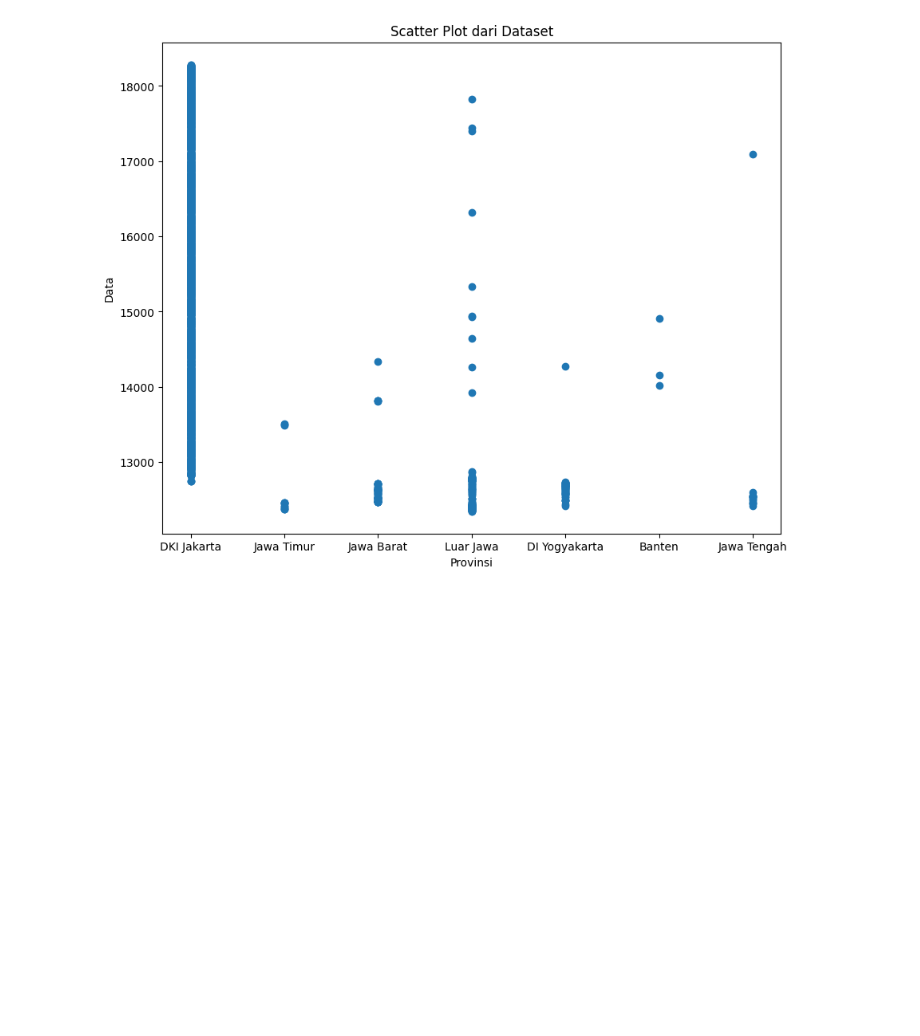
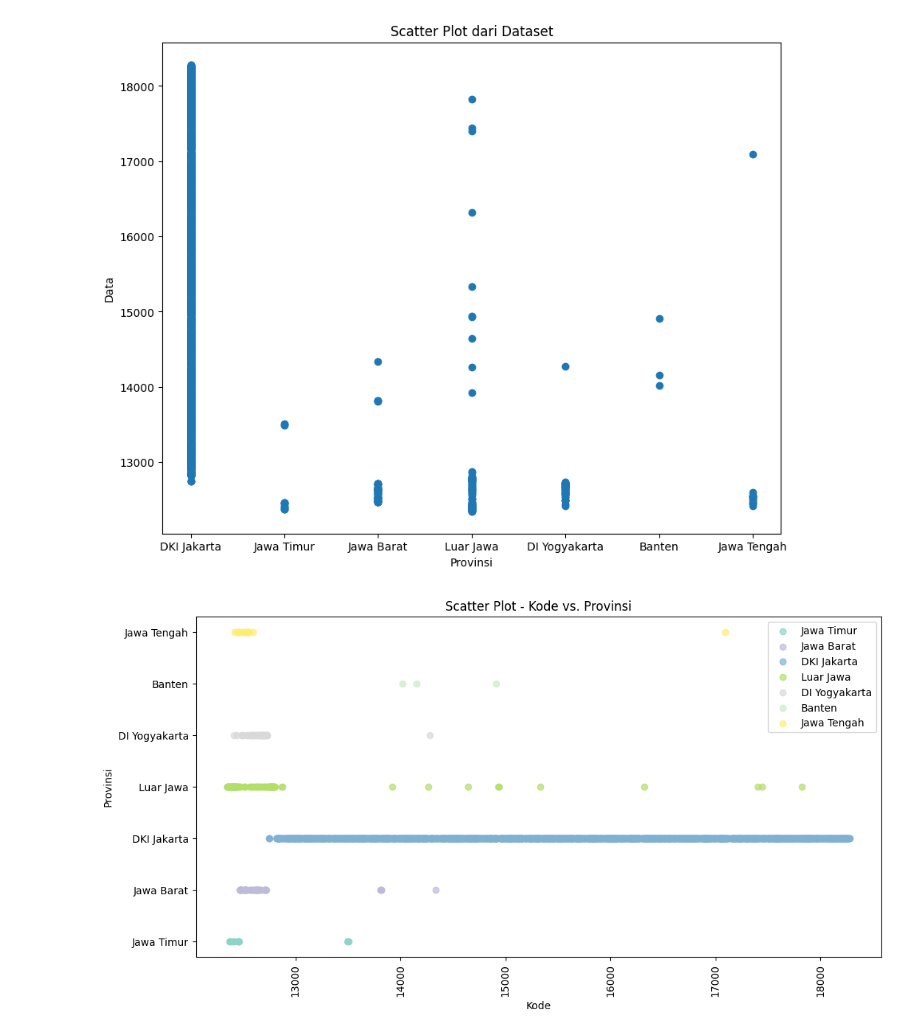
Before and after one commit to a22000025/UAS_Visualisasi, a Jupyter notebook: Data_Pelanggan.ipynb, the cells around one changed output. Saved outputs shown, nothing was run; the diff lists cells and outputs as text; code cells hidden in the pictures; blank space fills up the shorter version.

```diff
--- a/Data_Pelanggan.ipynb
+++ b/Data_Pelanggan.ipynb
@@ -38,0 +43,28 @@ plt.show()
+# %%
+data = pd.read_csv('/content/profile_pelanggan.csv')
+
+data_kode = data['kode']
+data_prov = data['provinsi']
+
+unique_provinces = data_prov.unique()
+num_provinces = len(unique_provinces)
+colors = plt.cm.get_cmap('Set3', num_provinces)
+color_mapping = {province: colors(i) for i, province in enumerate(unique_provinces)}
+
+fig, ax = plt.subplots(figsize=(12, 6))
+
+for province in unique_provinces:
+    province_data = data[data['provinsi'] == province]
+    ax.scatter(province_data['kode'], province_data['provinsi'], color=color_mapping[province], alpha=0.7, label=province)
+
+ax.set_title('Scatter Plot - Kode vs. Provinsi')
+ax.set_xlabel('Kode')
+ax.set_ylabel('Provinsi')
+
+ax.tick_params(axis='x', rotation=90)
+
+ax.legend()
+
+plt.show()
+# %% [output]
+[figure, added]
```
Also changed, not shown: parts of 3 cells of this notebook.
